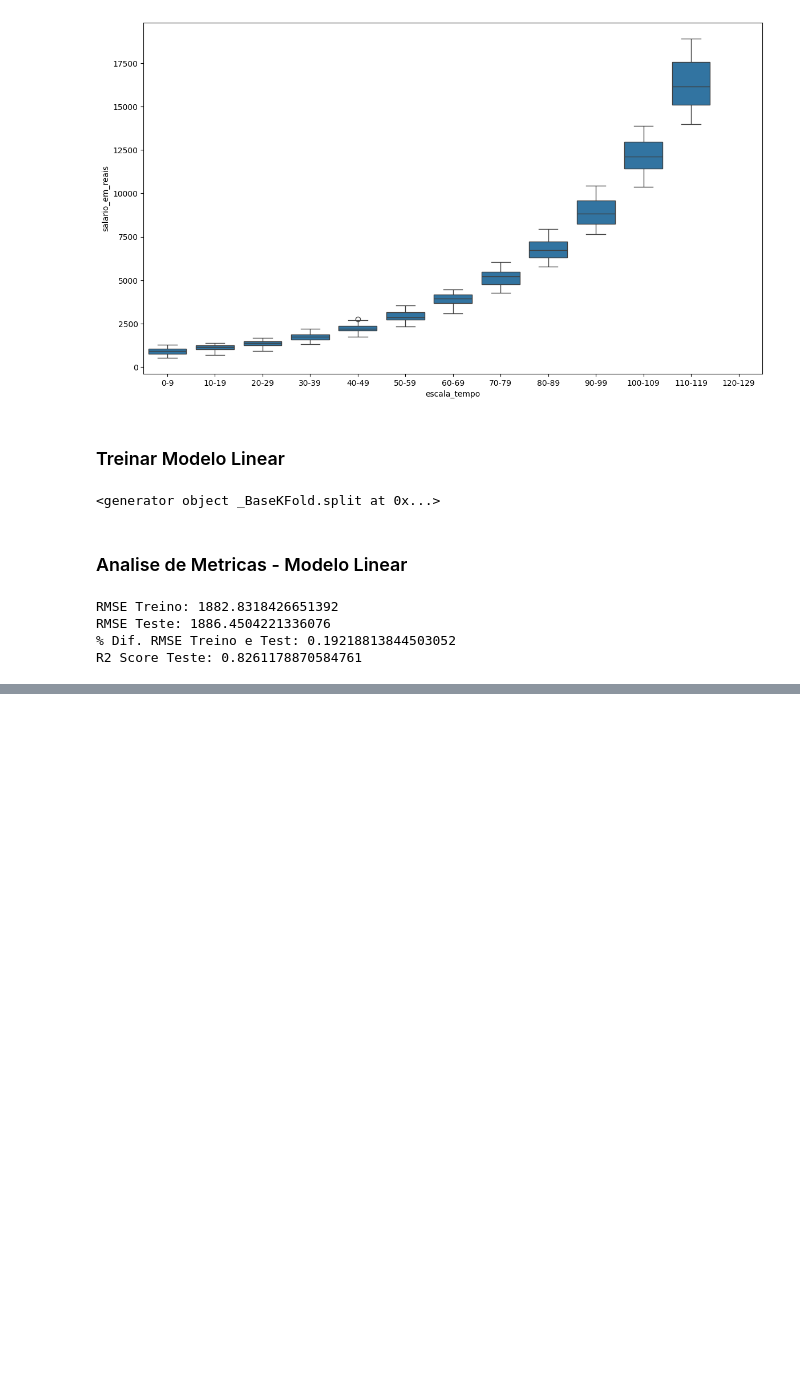
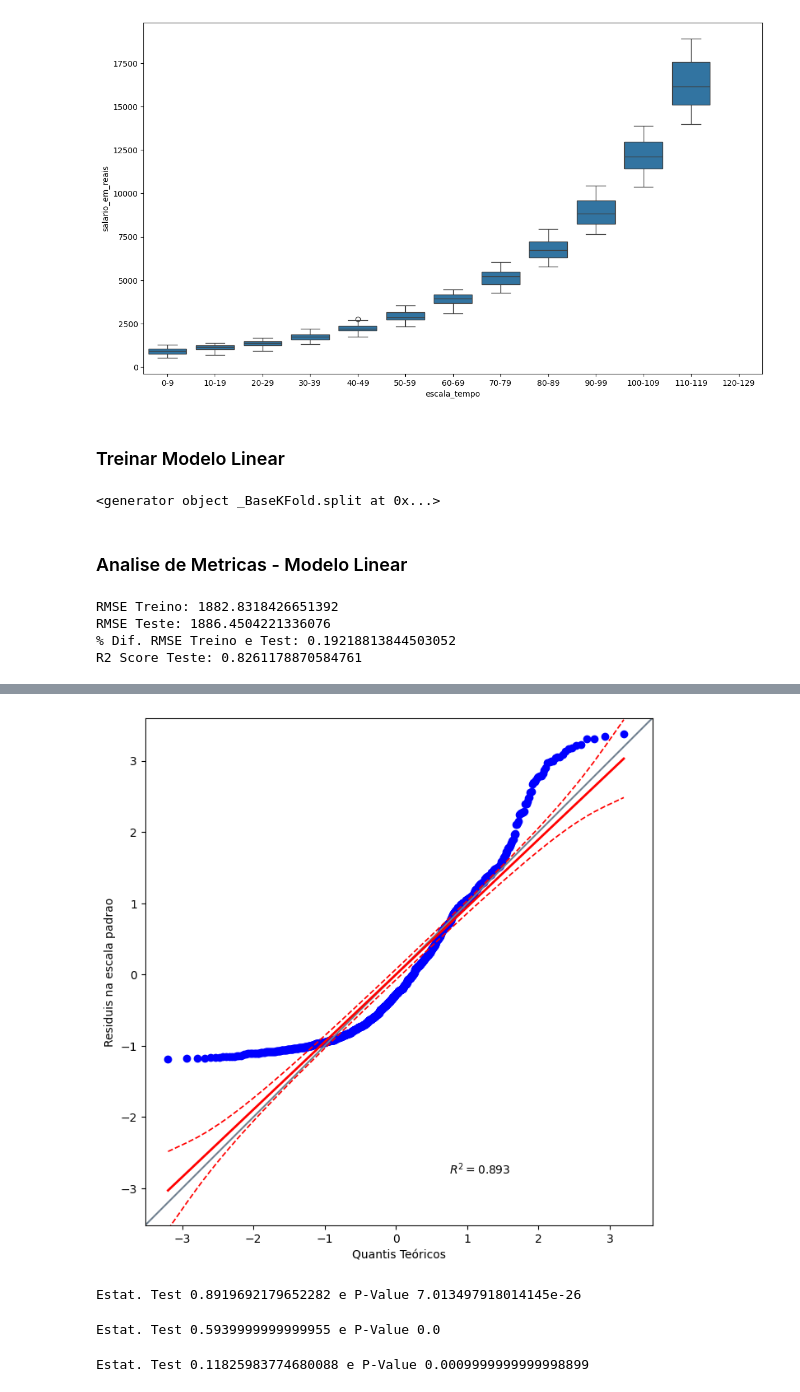
Before and after one commit to marciocamello/ml-polynomial-regression, a Jupyter notebook: modelo_salario.ipynb, the cells around one changed output, grey strips where cells are left out. Drawn from its saved outputs; the diff is of its cells as text; code cells hidden in the pictures; blank space fills up the shorter version.

```diff
--- a/modelo_salario.ipynb
+++ b/modelo_salario.ipynb
@@ -258,0 +296,32 @@ R2 Score Teste: 0.8261178870584761
+# %%
+# Checar se residuos seguem uma distruibuição normal
+# QQ Plot
+import pingouin as pg
+plt.figure(figsize=(14, 8))
+pg.qqplot(residuos_std, dist='norm', confidence=0.95)
+plt.xlabel('Quantis Teóricos')
+plt.ylabel('Residuis na escala padrao')
+plt.show()
+# %% [output]
+[figure, added]
+# %%
+# Teste de Normalidade - Shapiro-Wilk
+from scipy.stats import shapiro, kstest
+from statsmodels.stats.diagnostic import lilliefors
+
+stat_shapiro, p_value_shapiro = shapiro(residuos_std)
+print(f"Estat. Test {stat_shapiro} e P-Value {p_value_shapiro}")
+# %% [output]
+Estat. Test 0.8919692179652282 e P-Value 7.013497918014145e-26
+# %%
+# Teste de Normalidade - Kolmogorov-Smirnov
+stat_ks, p_value_ks = kstest(residuos, 'norm')
+print(f"Estat. Test {stat_ks} e P-Value {p_value_ks}")
+# %% [output]
+Estat. Test 0.5939999999999955 e P-Value 0.0
+# %%
+# Teste de Normalidade - Lilliefors
+stat_lilliefors, p_value_lilliefors = lilliefors(residuos, dist='norm', pvalmethod='table')
+print(f"Estat. Test {stat_lilliefors} e P-Value {p_value_lilliefors}")
+# %% [output]
+Estat. Test 0.11825983774680088 e P-Value 0.0009999999999998899
```
Also changed, not shown: parts of 4 cells of this notebook.
